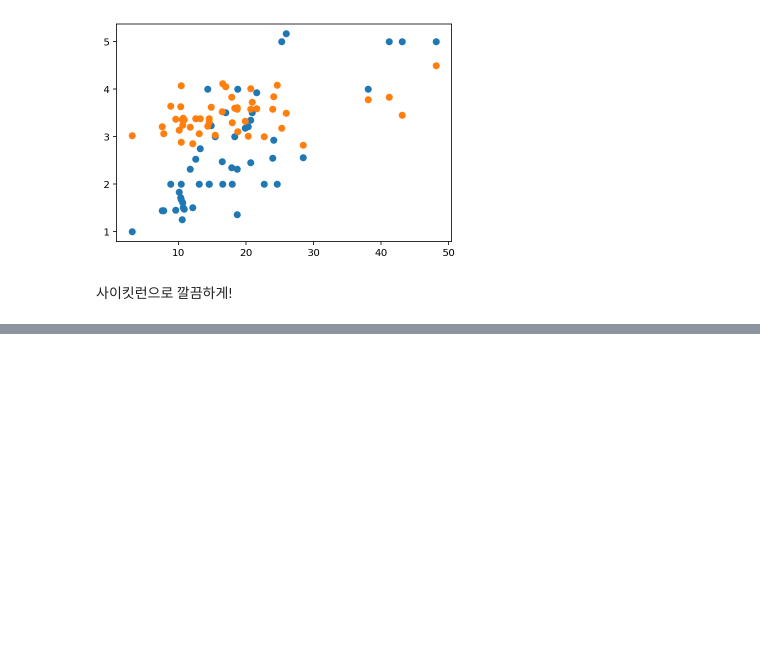
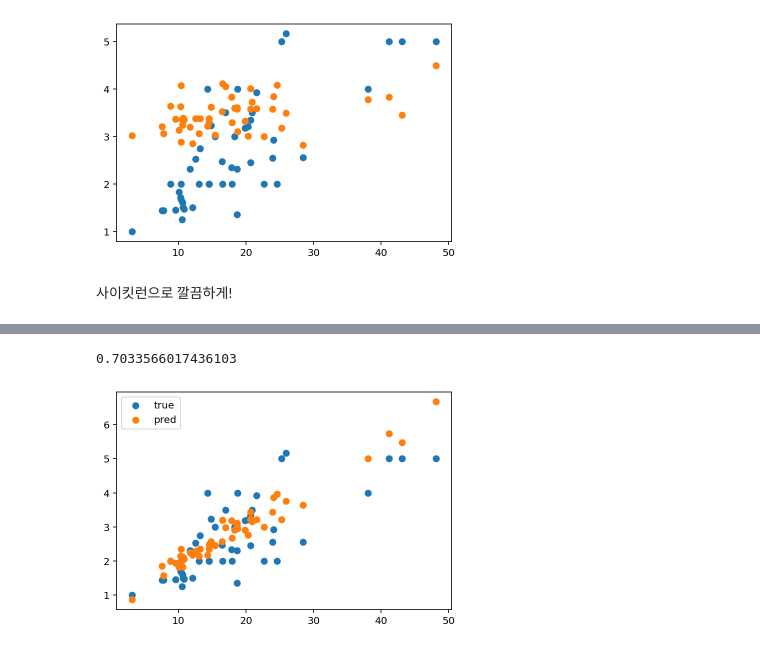
Before and after one commit to kimCheongBin/modulab-AIFELL_Quest, a Jupyter notebook: exploration_01/practice.ipynb, the cells around one changed output, grey strips where cells are left out. Saved outputs shown, nothing was run; the diff lists cells and outputs as text; code cells hidden in the pictures; blank space fills up the shorter version.

```diff
--- a/exploration_01/practice.ipynb
+++ b/exploration_01/practice.ipynb
@@ -224,3 +224,9 @@ X = tips[['total_bill', 'size', 'sex_Male', 'sex_Female', 'smoker_Yes', 'smoker_
 y = tips['tip'].values
 # %%
 X_train, X_test, y_train, y_test = train_test_split(X, y, test_size=0.2, random_state=42)
+# %%
+from sklearn.linear_model import LinearRegression
+
+model = LinearRegression()
+# %%
+model.fit(X_train, y_train)
@@ -226,0 +235,3 @@ X_train, X_test, y_train, y_test = train_test_split(X, y, test_size=0.2, random_
+# %%
+predictions = model.predict(X_test)
+predictions
@@ -226,0 +249,14 @@ X_train, X_test, y_train, y_test = train_test_split(X, y, test_size=0.2, random_
+# %%
+from sklearn.metrics import mean_squared_error
+
+mse = mean_squared_error(y_test, predictions)
+mse
+# %% [output]
+0.7033566017436103
+# %%
+plt.scatter(X_test[:, 0], y_test, label="true")
+plt.scatter(X_test[:, 0], predictions, label="pred")
+plt.legend()
+plt.show()
+# %% [output]
+[figure, added]
```
Also changed, not shown: parts of 2 cells of this notebook.
